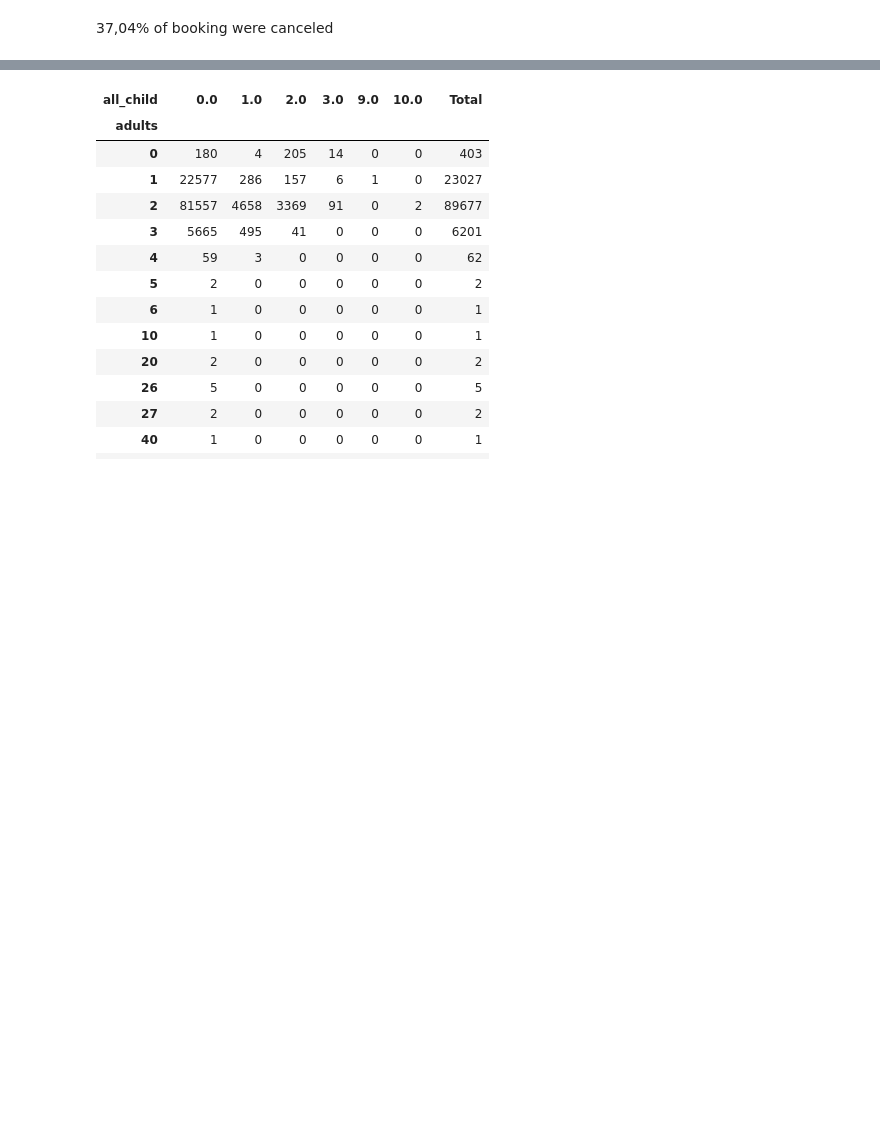
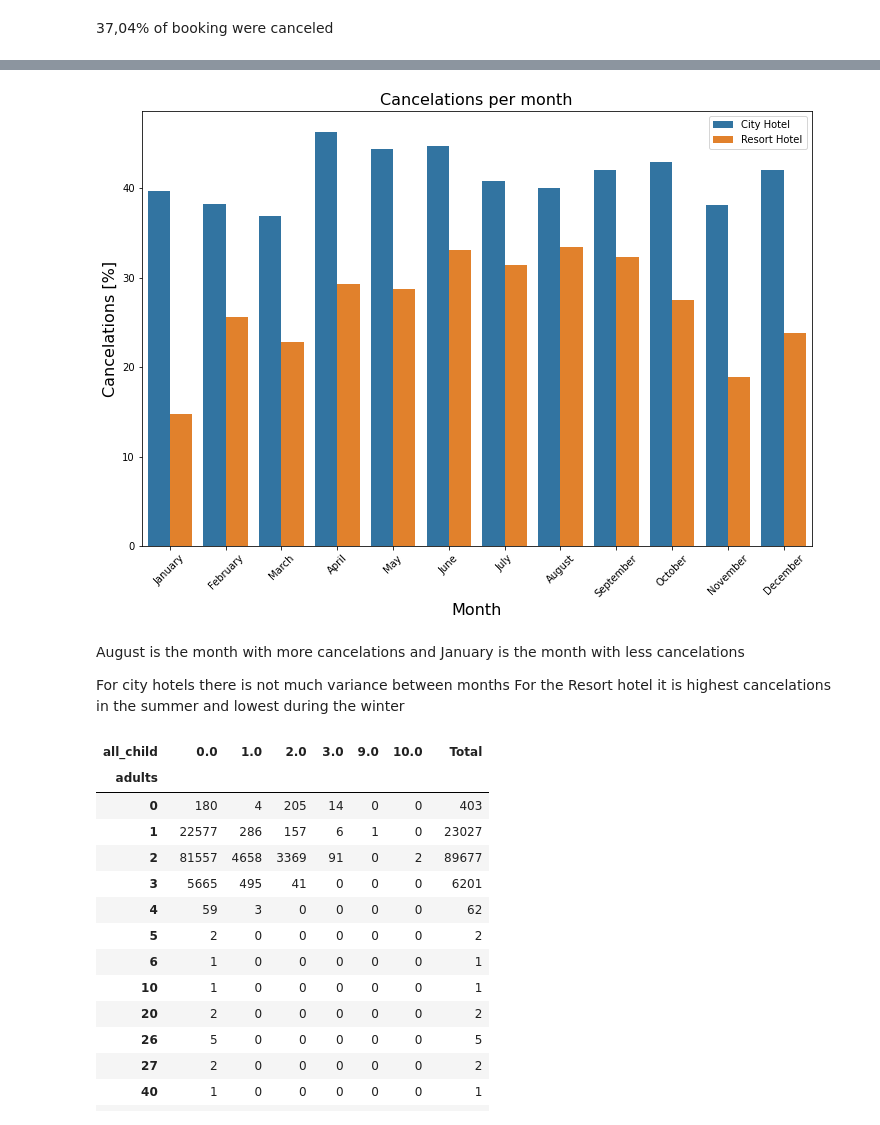
Before and after one commit to carlosmendozaj/Project_Booking_Demand, a Jupyter notebook: Carlos_Notebook.ipynb, the cells around one changed output, grey strips where cells are left out. Drawn from its saved outputs; the diff is of its cells as text; code cells hidden in the pictures; blank space fills up the shorter version.

```diff
--- a/Carlos_Notebook.ipynb
+++ b/Carlos_Notebook.ipynb
@@ -92,3 +118,45 @@ Name: is_canceled, dtype: float64
+# %%
+# Canellcations per month City hotel vs. Resort hotel
+res_book_per_month = clean_purchase_data[(clean_purchase_data["hotel"] == "Resort Hotel")].groupby("arrival_date_month")["hotel"].count()
+res_cancel_per_month = clean_purchase_data[(clean_purchase_data["hotel"] == "Resort Hotel")].groupby("arrival_date_month")["is_canceled"].sum()
+
+cty_book_per_month = clean_purchase_data.loc[(clean_purchase_data["hotel"] == "City Hotel")].groupby("arrival_date_month")["hotel"].count()
+cty_cancel_per_month = clean_purchase_data.loc[(clean_purchase_data["hotel"] == "City Hotel")].groupby("arrival_date_month")["is_canceled"].sum()
+
+res_cancel_data = pd.DataFrame({"Hotel": "Resort Hotel",
+                                "Month": list(res_book_per_month.index),
+                                "Bookings": list(res_book_per_month.values),
+                                "Cancelations": list(res_cancel_per_month.values)})
+cty_cancel_data = pd.DataFrame({"Hotel": "City Hotel",
+                                "Month": list(cty_book_per_month.index),
+                                "Bookings": list(cty_book_per_month.values),
+                                "Cancelations": list(cty_cancel_per_month.values)})
+
+full_cancel_data = pd.concat([res_cancel_data, cty_cancel_data], ignore_index=True)
+full_cancel_data["cancel_percent"] = full_cancel_data["Cancelations"] / full_cancel_data["Bookings"] * 100
+
+# order by month:
+ordered_months = ["January", "February", "March", "April", "May", "June",
+          "July", "August", "September", "October", "November", "December"]
+full_cancel_data["Month"] = pd.Categorical(full_cancel_data["Month"], categories=ordered_months, ordered=True)
+
+# show figure:
+plt.figure(figsize=(12, 8))
+sns.barplot(x = "Month", y = "cancel_percent" , hue="Hotel",
+            hue_order = ["City Hotel", "Resort Hotel"], data=full_cancel_data)
+plt.title("Cancelations per month", fontsize=16)
+plt.xlabel("Month", fontsize=16)
+plt.xticks(rotation=45)
+plt.ylabel("Cancelations [%]", fontsize=16)
+plt.legend(loc="upper right")
+plt.show()
+# %% [output]
+[figure, added]
+# %% [markdown]
+August is the month with more cancelations and January is the month with less cancelations
+
+For city hotels there is not much variance between months
+For the Resort hotel it is highest cancelations in the summer and lowest during the winter
 # %%
 #Bookings with children analiysis:
 hotel_eda['all_child'] = hotel_eda['children'] + hotel_eda['babies']
```
Also changed, not shown: parts of 6 cells of this notebook.
